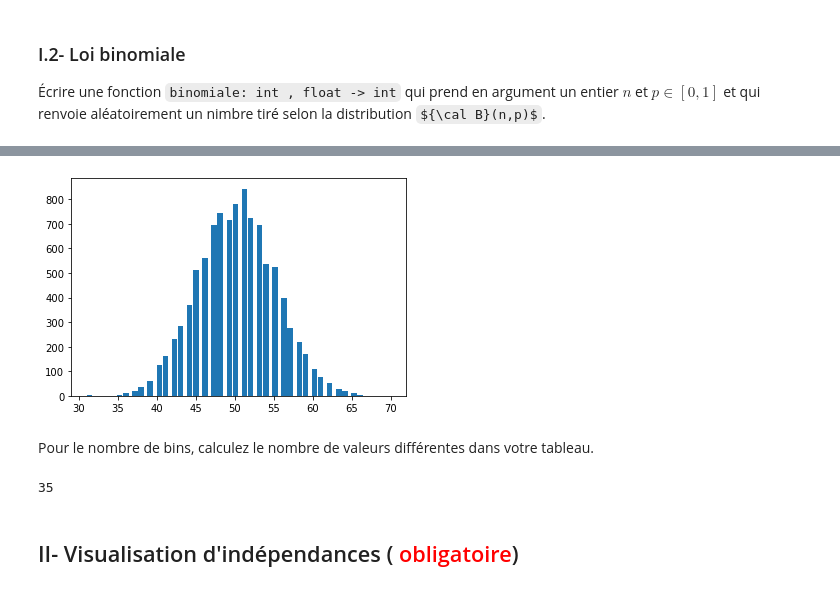
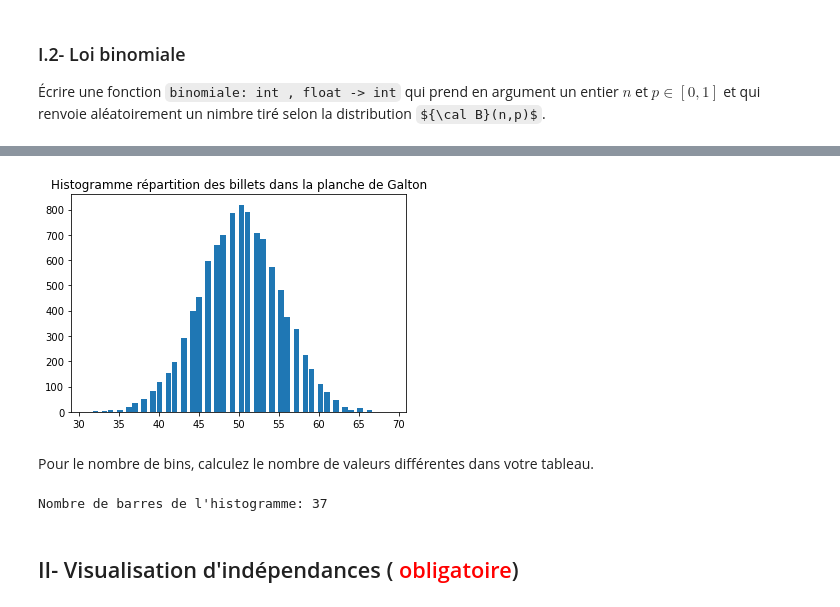
Before and after one commit to hanzopgp/MasterBioInformaticsPTs, a Jupyter notebook: S1/MAPSI/TME/TME2/enonce/tme2.ipynb, the cells around one changed output, grey strips where cells are left out. Saved outputs shown, nothing was run; the diff lists cells and outputs as text; code cells hidden in the pictures; some formulas as TeX source.

```diff
--- a/S1/MAPSI/TME/TME2/enonce/tme2.ipynb
+++ b/S1/MAPSI/TME/TME2/enonce/tme2.ipynb
@@ -38,23 +38,26 @@ La répartition des billes dans les boites suit donc une loi binomiale ${\cal B}
 # %%
 import matplotlib.pyplot as plt
 
 nb_billes = 10000
 nb_etape = 100
 proba = 0.5
 tab = np.array([])
+
 for i in range(nb_billes):
     tab = np.append(tab, binomiale(nb_etape, proba))
 
-plt.hist (tab, nb_etape, width=0.7);
+plt.hist(tab, nb_etape, width=0.7)
+plt.title("Histogramme répartition des billets dans la planche de Galton")
+plt.show()
 # %% [output]
-[figure, old version]
+[figure, new version]
 # %% [markdown]
 Pour le nombre de bins, calculez le nombre de valeurs différentes dans votre tableau.
 # %%
 nb_unique = np.size(np.unique(tab))
-print(nb_unique)
+print("Nombre de barres de l'histogramme:",nb_unique)
 # %% [output]
-35
+Nombre de barres de l'histogramme: 37
 # %% [markdown]
 ## II- Visualisation d'indépendances (<font color="red"> obligatoire</font>)
 # %% [markdown]
```
Also changed, not shown: parts of 28 cells of this notebook.
